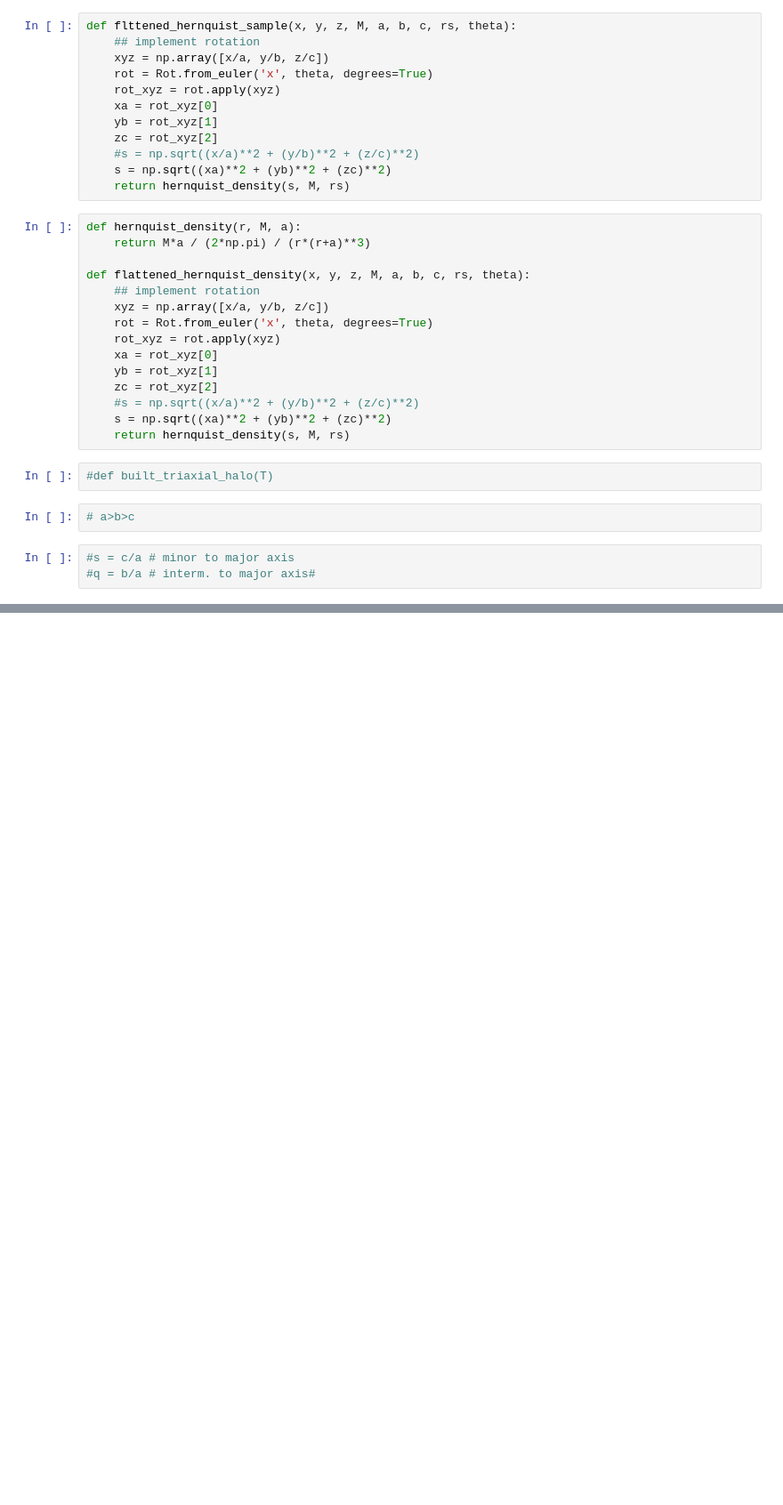
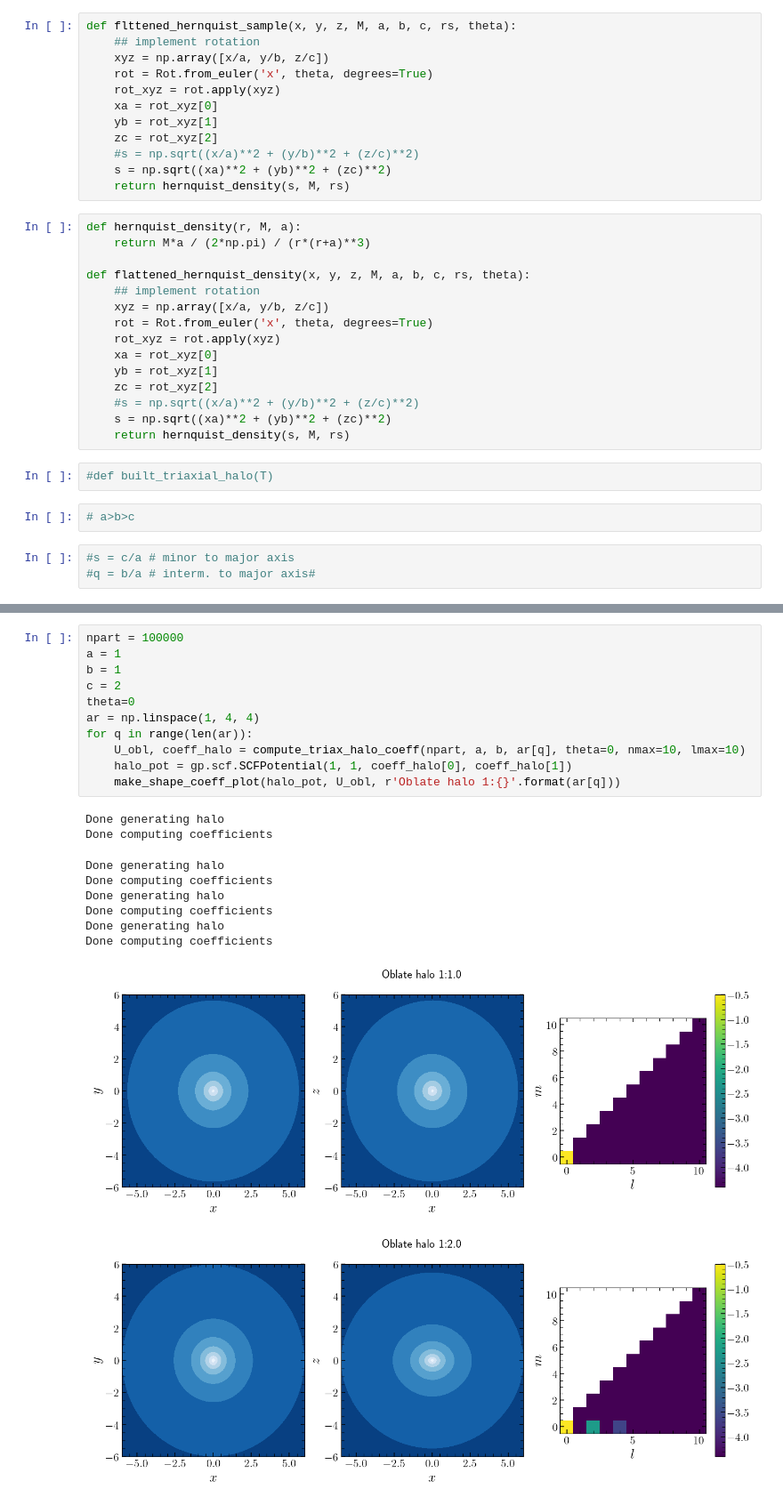
Before and after one commit to jngaravitoc/time-dependent-BFE, a Jupyter notebook: analysis/BFE_evolution/halo_shapes.ipynb, the cells around one changed output, grey strips where cells are left out. Shown: that part at 89% size. Saved outputs shown, nothing was run; the diff lists cells and outputs as text; blank space fills up the shorter version.

```diff
--- a/analysis/BFE_evolution/halo_shapes.ipynb
+++ b/analysis/BFE_evolution/halo_shapes.ipynb
@@ -230,0 +163,22 @@ np.sum(U[:,:,1])
+# %%
+npart = 100000
+a = 1
+b = 1
+c = 2
+theta=0
+ar = np.linspace(1, 4, 4)
+for q in range(len(ar)):
+    U_obl, coeff_halo = compute_triax_halo_coeff(npart, a, b, ar[q], theta=0, nmax=10, lmax=10)
+    halo_pot = gp.scf.SCFPotential(1, 1, coeff_halo[0], coeff_halo[1])
+    make_shape_coeff_plot(halo_pot, U_obl, r'Oblate halo 1:{}'.format(ar[q]))
+# %% [output]
+Done generating halo
+Done computing coefficients
+Done generating halo
+Done computing coefficients
+Done generating halo
+Done computing coefficients
+Done generating halo
+Done computing coefficients
+[figure, added]
+[figure, added]
```
Also changed, not shown: parts of 30 cells of this notebook.
